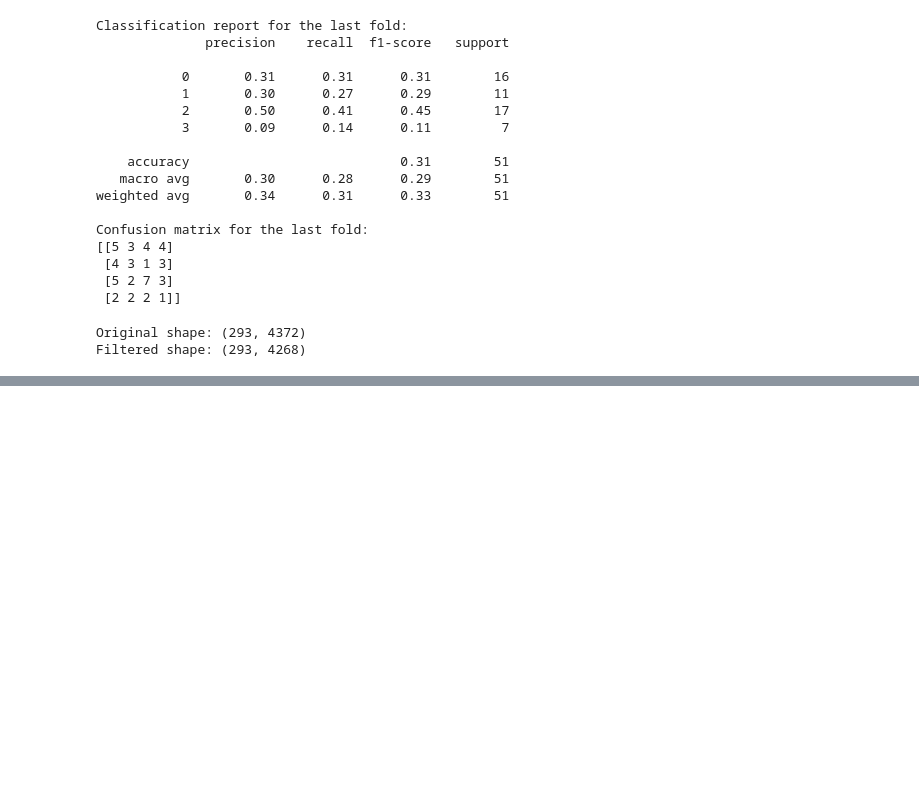
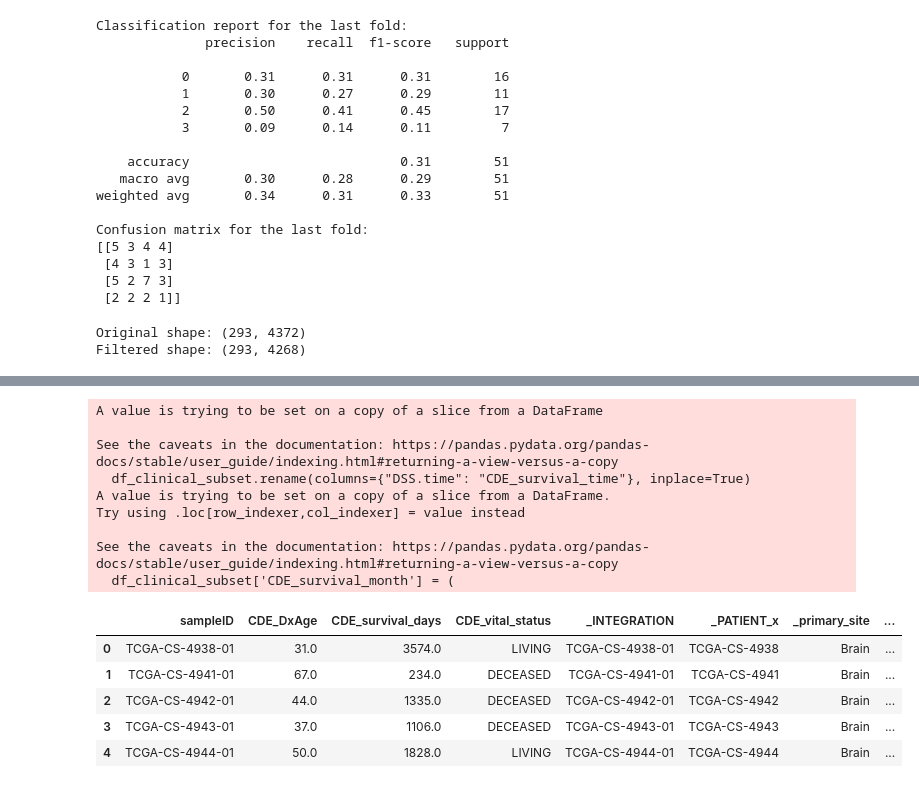
Before and after one commit to minnminncherry/BrainCancerSurv, a Jupyter notebook: clean_dataset/genomic_data_clean.ipynb, the cells around one changed output, grey strips where cells are left out. Cells and saved outputs as stored; diff of their text form; code cells hidden in the pictures; blank space fills up the shorter version.

Commit message:
update the code for braincancer survival prediction

```diff
--- a/clean_dataset/genomic_data_clean.ipynb
+++ b/clean_dataset/genomic_data_clean.ipynb
@@ -501,0 +553,9 @@ Filtered shape: (293, 4268)
+# %%
+clinical_data_csv = Path("/home/licongcong/Desktop/TCGA/tcga-lgg/clean_data/LGG_clinicalMatrix.csv")
+survival_path = Path("/home/licongcong/Desktop/TCGA/tcga-lgg/clean_data/LGG_survival.csv")
+output_path = Path("/home/licongcong/Desktop/TCGA/tcga-lgg/clean_data/merged_clinic_genomic_lgg.csv")
+# %%
+df_clinical = pd.read_csv(clinical_data_csv)
+df_survival = pd.read_csv(survival_path)
+merged_df = pd.merge(df_clinical, df_survival, left_on="sampleID", right_on="sample", how="inner")
+merged_df.to_csv(output_path, index=False)
@@ -501,0 +574,37 @@ Filtered shape: (293, 4268)
+# %%
+df_clinical_subset = merged_df[['sampleID', 'age_at_initial_pathologic_diagnosis', 'DSS.time', 'vital_status', '_INTEGRATION', '_PATIENT_x', '_primary_site',
+                                  'bcr_patient_barcode', 'days_to_death', 'days_to_last_followup', 'days_to_new_tumor_event_after_initial_treatment',
+                                  'gender','vital_status', 'year_of_initial_pathologic_diagnosis']]
+
+df_clinical_subset.rename(columns={"DSS.time": "CDE_survival_time"}, inplace=True)
+
+df_clinical_subset['CDE_survival_month'] = (
+    df_clinical_subset['CDE_survival_time'] / 30.0
+)
+
+df_clinical_subset = df_clinical_subset.rename(
+    columns={
+        'CDE_survival_time': 'CDE_survival_days',
+        'CDE_survival_month': 'CDE_survival_time',
+        'vital_status': 'CDE_vital_status',
+        'age_at_initial_pathologic_diagnosis': 'CDE_DxAge',
+    }
+)
+
+df_clinical_subset.head(5)
+# %% [output]
+A value is trying to be set on a copy of a slice from a DataFrame
+
+See the caveats in the documentation: https://pandas.pydata.org/pandas-docs/stable/user_guide/indexing.html#returning-a-view-versus-a-copy
+  df_clinical_subset.rename(columns={"DSS.time": "CDE_survival_time"}, inplace=True)
+A value is trying to be set on a copy of a slice from a DataFrame.
+Try using .loc[row_indexer,col_indexer] = value instead
+
+See the caveats in the documentation: https://pandas.pydata.org/pandas-docs/stable/user_guide/indexing.html#returning-a-view-versus-a-copy
+  df_clinical_subset['CDE_survival_month'] = (
+|  | sampleID | CDE_DxAge | CDE_survival_days | CDE_vital_status | _INTEGRATION | _PATIENT_x | _primary_site | ... |
+| 0 | TCGA-CS-4938-01 | 31.0 | 3574.0 | LIVING | TCGA-CS-4938-01 | TCGA-CS-4938 | Brain | ... |
+| 1 | TCGA-CS-4941-01 | 67.0 | 234.0 | DECEASED | TCGA-CS-4941-01 | TCGA-CS-4941 | Brain | ... |
+| 2 | TCGA-CS-4942-01 | 44.0 | 1335.0 | DECEASED | TCGA-CS-4942-01 | TCGA-CS-4942 | Brain | ... |
+| 3 | TCGA-CS-4943-01 | 37.0 | 1106.0 | DECEASED | TCGA-CS-4943-01 | TCGA-CS-4943 | Brain | ... |
+| 4 | TCGA-CS-4944-01 | 50.0 | 1828.0 | LIVING | TCGA-CS-4944-01 | TCGA-CS-4944 | Brain | ... |
```
Also changed, not shown: parts of 4 cells of this notebook, 4 other files.
